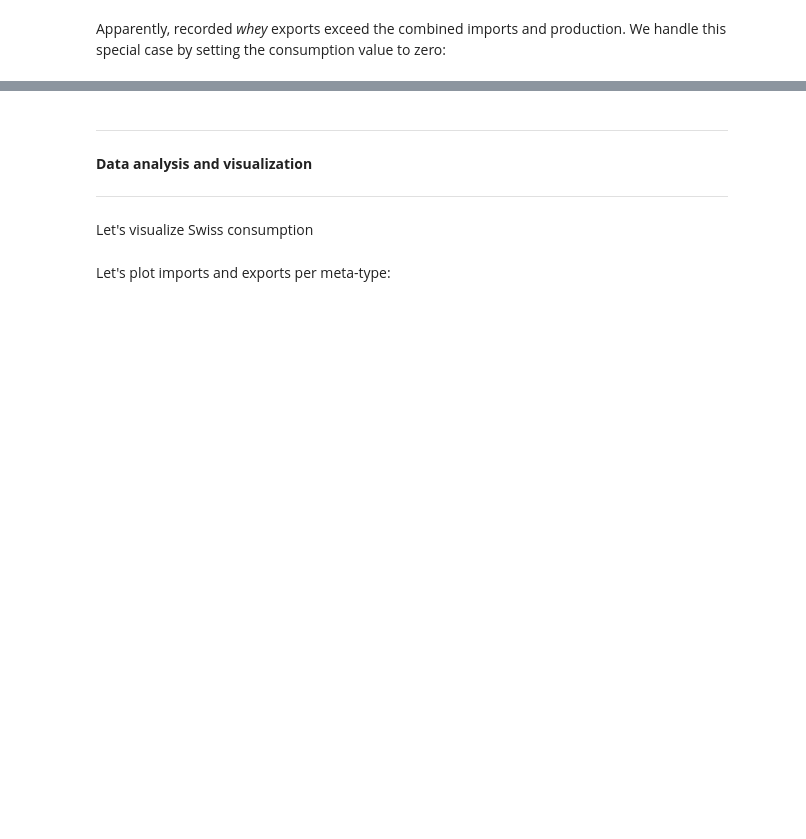
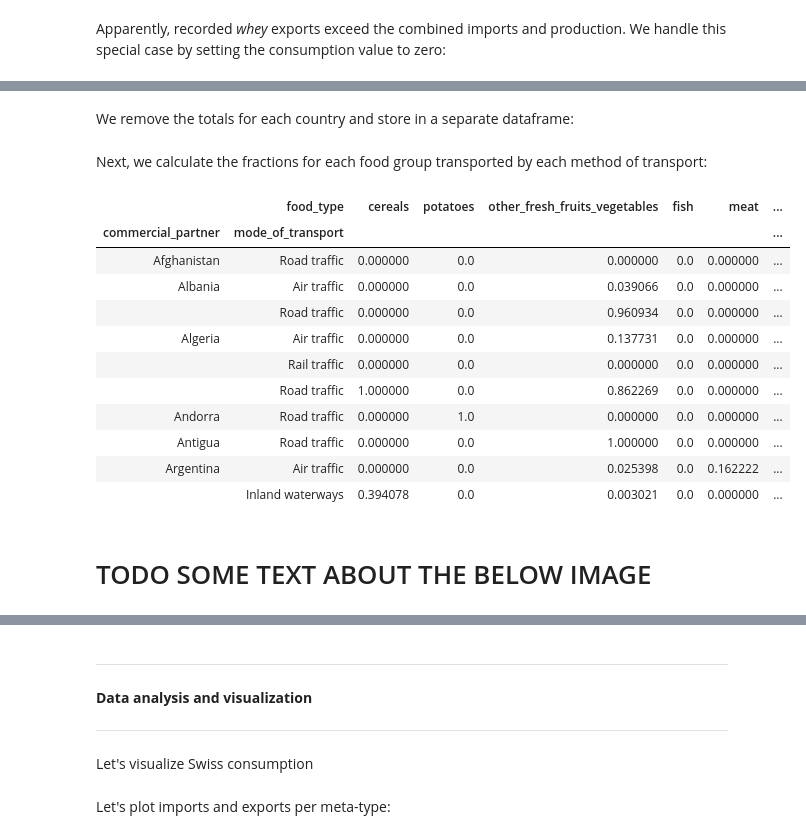
Before and after one commit to valentinoli/ada-2019-project-adagio, a Jupyter notebook: src/project.ipynb, the cells around one changed output, grey strips where cells are left out. Drawn from its saved outputs; the diff is of its cells as text; code cells hidden in the pictures; blank space fills up the shorter version.

```diff
--- a/src/project.ipynb
+++ b/src/project.ipynb
@@ -164,0 +322,2 @@ suisse.loc[("animal_products", "whey")]["imported_consumption", "consumption"] =
+# %% [markdown]
+We remove the totals for each country and store in a separate dataframe:
@@ -164,0 +327,31 @@ suisse.loc[("animal_products", "whey")]["imported_consumption", "consumption"] =
+# %% [markdown]
+Next, we calculate the fractions for each food group transported by each method of transport:
+# %%
+np.seterr("ignore")  # ignore divisions by 0 (when the total imports is 0)
+transport[
+    [
+        "cereals",
+        "potatoes",
+        "other_fresh_fruits_vegetables",
+        "fish",
+        "meat",
+        "dairy_products",
+    ]
+] = transport.apply(calculate_percent_by_method, args=(transport_total,), axis=1)
+
+transport.head(10)
+# %% [output]
+|  | food_type | cereals | potatoes | other_fresh_fruits_vegetables | fish | meat | ... |
+| commercial_partner | mode_of_transport |  |  |  |  |  | ... |
+| Afghanistan | Road traffic | 0.000000 | 0.0 | 0.000000 | 0.0 | 0.000000 | ... |
+| Albania | Air traffic | 0.000000 | 0.0 | 0.039066 | 0.0 | 0.000000 | ... |
+|  | Road traffic | 0.000000 | 0.0 | 0.960934 | 0.0 | 0.000000 | ... |
+| Algeria | Air traffic | 0.000000 | 0.0 | 0.137731 | 0.0 | 0.000000 | ... |
+|  | Rail traffic | 0.000000 | 0.0 | 0.000000 | 0.0 | 0.000000 | ... |
+|  | Road traffic | 1.000000 | 0.0 | 0.862269 | 0.0 | 0.000000 | ... |
+| Andorra | Road traffic | 0.000000 | 1.0 | 0.000000 | 0.0 | 0.000000 | ... |
+| Antigua | Road traffic | 0.000000 | 0.0 | 1.000000 | 0.0 | 0.000000 | ... |
+| Argentina | Air traffic | 0.000000 | 0.0 | 0.025398 | 0.0 | 0.162222 | ... |
+|  | Inland waterways | 0.394078 | 0.0 | 0.003021 | 0.0 | 0.000000 | ... |
+# %% [markdown]
+# TODO SOME TEXT ABOUT THE BELOW IMAGE
```
Also changed, not shown: parts of 72 cells of this notebook, 2 other files.
